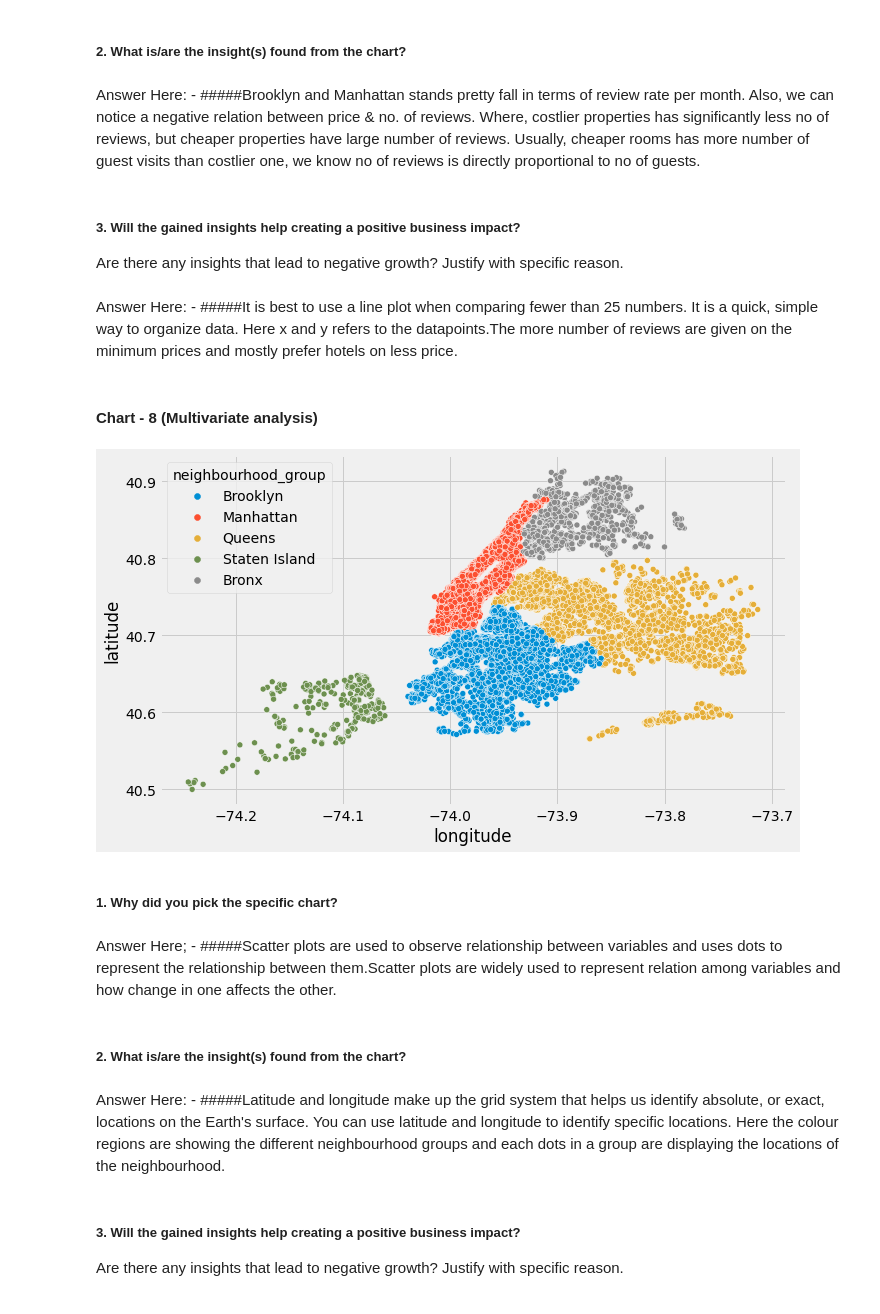
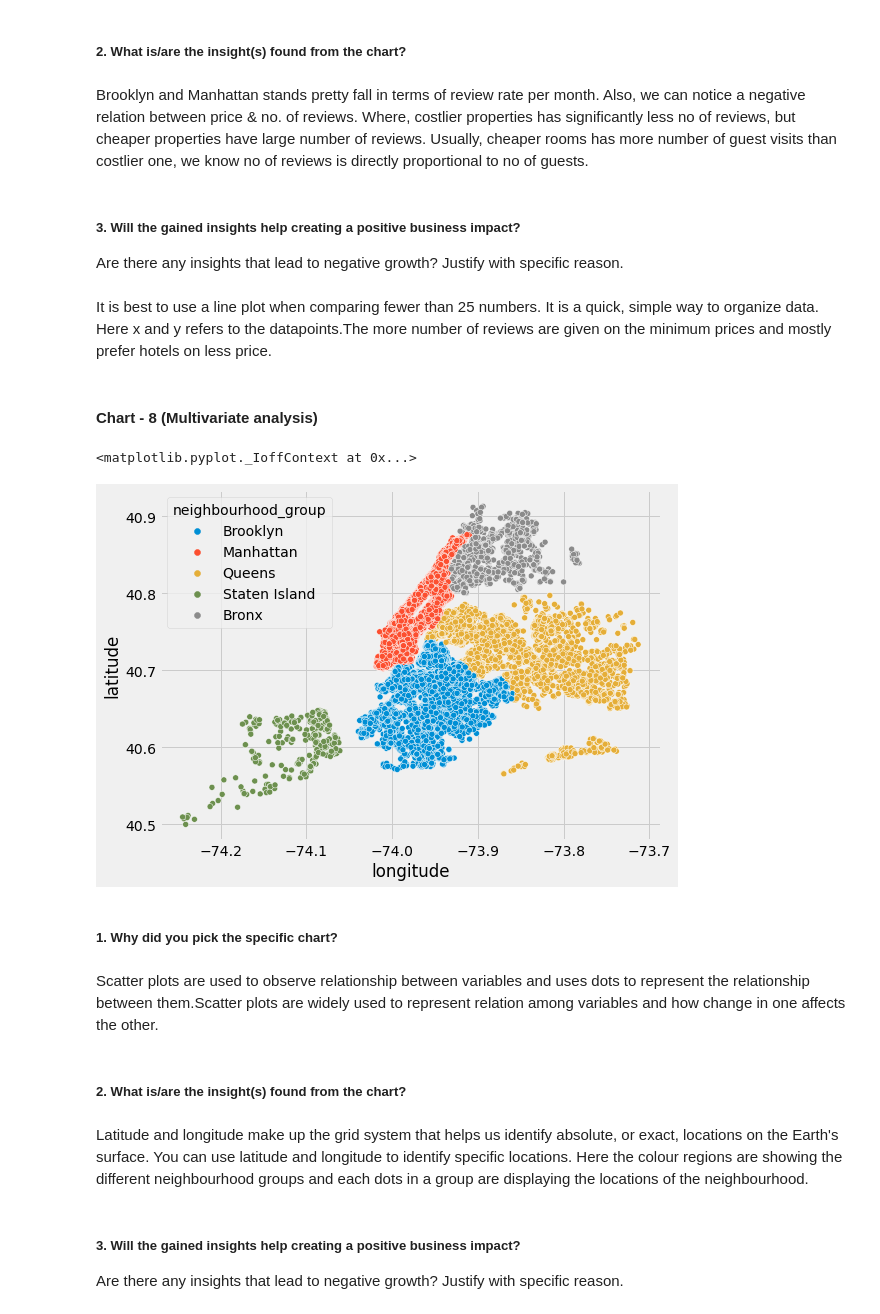
Before and after one commit to abhisheknagpure8/airbnb-bookings-analysis, a Jupyter notebook: EDA_Project_AirBnb_Bookings_Analysis.ipynb, the cells around one changed output. Drawn from its saved outputs; the diff is of its cells as text; code cells hidden in the pictures.

```diff
--- a/EDA_Project_AirBnb_Bookings_Analysis.ipynb
+++ b/EDA_Project_AirBnb_Bookings_Analysis.ipynb
@@ -566,33 +526,30 @@ Answer Here: -
 # %% [markdown]
 ##### 2. What is/are the insight(s) found from the chart?
 # %% [markdown]
-Answer Here: -
-#####Brooklyn and Manhattan stands pretty fall in terms of review rate per month. Also, we can notice a negative relation between price & no. of reviews. Where, costlier properties has significantly less no of reviews, but cheaper properties have large number of reviews. Usually, cheaper rooms has more number of guest visits than costlier one, we know no of reviews is directly proportional to no of guests.
+Brooklyn and Manhattan stands pretty fall in terms of review rate per month. Also, we can notice a negative relation between price & no. of reviews. Where, costlier properties has significantly less no of reviews, but cheaper properties have large number of reviews. Usually, cheaper rooms has more number of guest visits than costlier one, we know no of reviews is directly proportional to no of guests.
 # %% [markdown]
 ##### 3. Will the gained insights help creating a positive business impact?
 Are there any insights that lead to negative growth? Justify with specific reason.
 # %% [markdown]
-Answer Here: -
-#####It is best to use a line plot when comparing fewer than 25 numbers. It is a quick, simple way to organize data. Here x and y refers to the datapoints.The more number of reviews are given on the minimum prices and mostly prefer hotels on less price.
+It is best to use a line plot when comparing fewer than 25 numbers. It is a quick, simple way to organize data. Here x and y refers to the datapoints.The more number of reviews are given on the minimum prices and mostly prefer hotels on less price.
 # %% [markdown]
 #### Chart - 8 (Multivariate analysis)
 # %%
 # Chart - 8 visualization code
-plt.figure(figsize=(10,6))
+plt.figure(figsize=(8,6))
 sns.scatterplot(new_df.longitude,new_df.latitude,hue=new_df.neighbourhood_group)
 plt.ioff()
 # %% [output]
+<matplotlib.pyplot._IoffContext at 0x...>
-[figure, old version]
+[figure, new version]
 # %% [markdown]
 ##### 1. Why did you pick the specific chart?
 # %% [markdown]
-Answer Here; -
-#####Scatter plots are used to observe relationship between variables and uses dots to represent the relationship between them.Scatter plots are widely used to represent relation among variables and how change in one affects the other.
+Scatter plots are used to observe relationship between variables and uses dots to represent the relationship between them.Scatter plots are widely used to represent relation among variables and how change in one affects the other.
 # %% [markdown]
 ##### 2. What is/are the insight(s) found from the chart?
 # %% [markdown]
-Answer Here: -
-#####Latitude and longitude make up the grid system that helps us identify absolute, or exact, locations on the Earth's surface. You can use latitude and longitude to identify specific locations.  Here the colour regions are showing the different neighbourhood groups and each dots in a group are displaying the locations of the neighbourhood.
+Latitude and longitude make up the grid system that helps us identify absolute, or exact, locations on the Earth's surface. You can use latitude and longitude to identify specific locations.  Here the colour regions are showing the different neighbourhood groups and each dots in a group are displaying the locations of the neighbourhood.
 # %% [markdown]
 ##### 3. Will the gained insights help creating a positive business impact?
 Are there any insights that lead to negative growth? Justify with specific reason.
```
Also changed, not shown: parts of 49 cells of this notebook.
